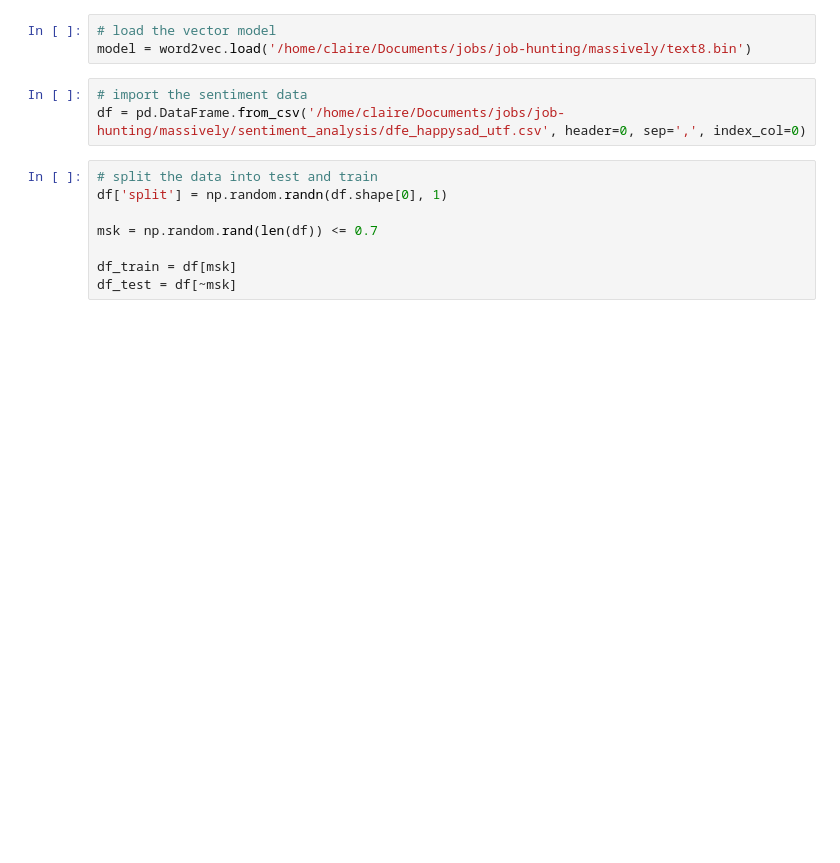
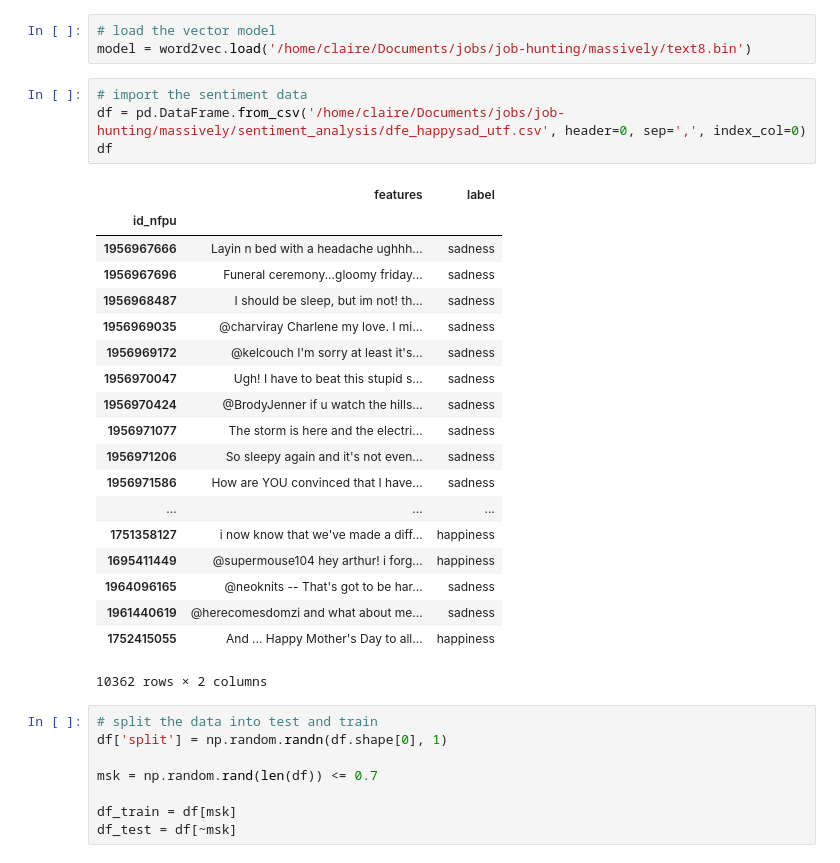
Before and after one commit to clairellesage/sentiment-analysis, a Jupyter notebook: Word2Vec.ipynb, the cells around one changed output. Drawn from its saved outputs; the diff is of its cells as text; blank space fills up the shorter version.

```diff
--- a/Word2Vec.ipynb
+++ b/Word2Vec.ipynb
@@ -21,6 +21,27 @@ model = word2vec.load('/home/claire/Documents/jobs/job-hunting/massively/text8.b
 # %%
 # import the sentiment data
 df = pd.DataFrame.from_csv('/home/claire/Documents/jobs/job-hunting/massively/sentiment_analysis/dfe_happysad_utf.csv', header=0, sep=',', index_col=0)
+df
+# %% [output]
+|  | features | label |
+| id_nfpu |  |  |
+| 1956967666 | Layin n bed with a headache ughhh... | sadness |
+| 1956967696 | Funeral ceremony...gloomy friday... | sadness |
+| 1956968487 | I should be sleep, but im not! th... | sadness |
+| 1956969035 | @charviray Charlene my love. I mi... | sadness |
+| 1956969172 | @kelcouch I'm sorry at least it's... | sadness |
+| 1956970047 | Ugh! I have to beat this stupid s... | sadness |
+| 1956970424 | @BrodyJenner if u watch the hills... | sadness |
+| 1956971077 | The storm is here and the electri... | sadness |
+| 1956971206 | So sleepy again and it's not even... | sadness |
+| 1956971586 | How are YOU convinced that I have... | sadness |
+| ... | ... | ... |
+| 1751358127 | i now know that we've made a diff... | happiness |
+| 1695411449 | @supermouse104 hey arthur! i forg... | happiness |
+| 1964096165 | @neoknits -- That's got to be har... | sadness |
+| 1961440619 | @herecomesdomzi and what about me... | sadness |
+| 1752415055 | And ... Happy Mother's Day to all... | happiness |
+10362 rows × 2 columns
 # %%
 # split the data into test and train
 df['split'] = np.random.randn(df.shape[0], 1)
```
Also changed, not shown: parts of 5 cells of this notebook.
